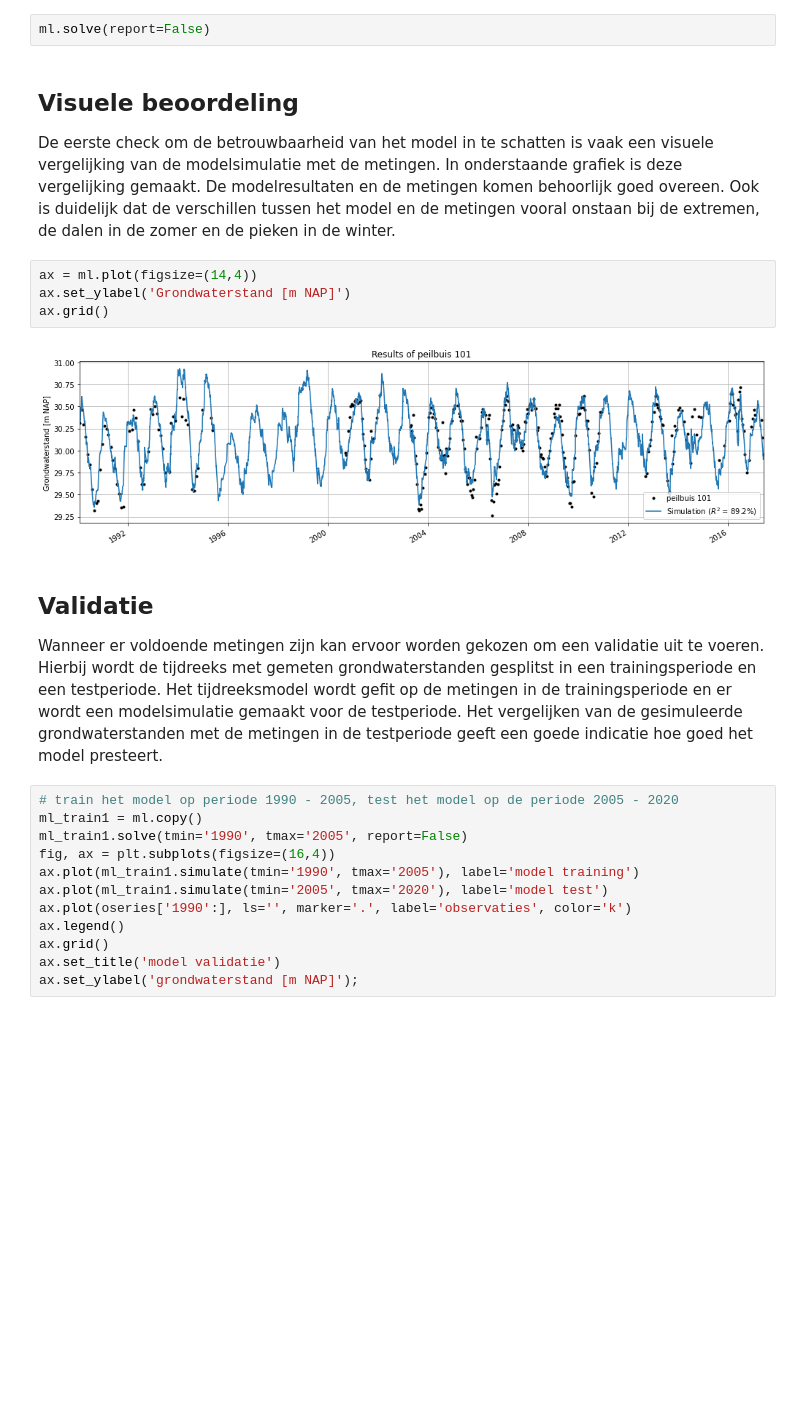
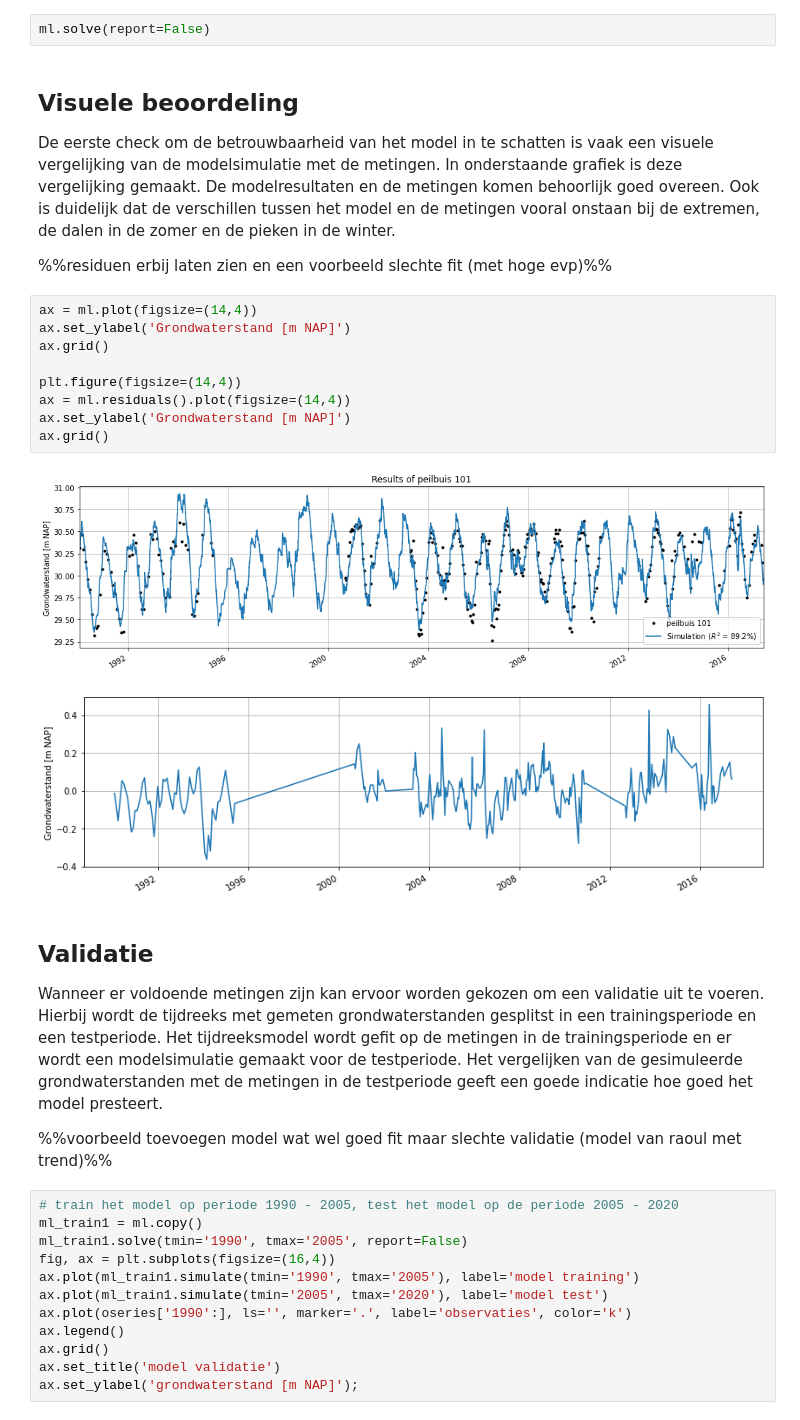
Before and after one commit to ArtesiaWater/stowa_handleiding_tijdreeksanalyse, a Jupyter notebook: beoordeling/beoordeling.ipynb, the cells around one changed output. Cells and saved outputs as stored; diff of their text form; blank space fills up the shorter version.

```diff
--- a/beoordeling/beoordeling.ipynb
+++ b/beoordeling/beoordeling.ipynb
@@ -117,16 +122,26 @@ ml.solve(report=False)
 ## Visuele beoordeling <a name="visueel"></a>
 
 De eerste check om de betrouwbaarheid van het model in te schatten is vaak een visuele vergelijking van de modelsimulatie met de metingen. In onderstaande grafiek is deze vergelijking gemaakt. De modelresultaten en de metingen komen behoorlijk goed overeen. Ook is duidelijk dat de verschillen tussen het model en de metingen vooral onstaan bij de extremen, de dalen in de zomer en de pieken in de winter.
+
+%%residuen erbij laten zien en een voorbeeld slechte fit (met hoge evp)%%
 # %%
 ax = ml.plot(figsize=(14,4))
 ax.set_ylabel('Grondwaterstand [m NAP]')
 ax.grid()
+
+plt.figure(figsize=(14,4))
+ax = ml.residuals().plot(figsize=(14,4))
+ax.set_ylabel('Grondwaterstand [m NAP]')
+ax.grid()
 # %% [output]
 [figure]
+[figure, added]
 # %% [markdown]
 ## Validatie<a name="validatie"></a>
 
 Wanneer er voldoende metingen zijn kan ervoor worden gekozen om een validatie uit te voeren. Hierbij wordt de tijdreeks met gemeten grondwaterstanden gesplitst in een trainingsperiode en een testperiode. Het tijdreeksmodel wordt gefit op de metingen in de trainingsperiode en er wordt een modelsimulatie gemaakt voor de testperiode. Het vergelijken van de gesimuleerde grondwaterstanden met de metingen in de testperiode geeft een goede indicatie hoe goed het model presteert.
+
+%%voorbeeld toevoegen model wat wel goed fit maar slechte validatie (model van raoul met trend)%%
 # %%
 # train het model op periode 1990 - 2005, test het model op de periode 2005 - 2020
 ml_train1 = ml.copy()
```
Also changed, not shown: parts of 14 cells of this notebook.
